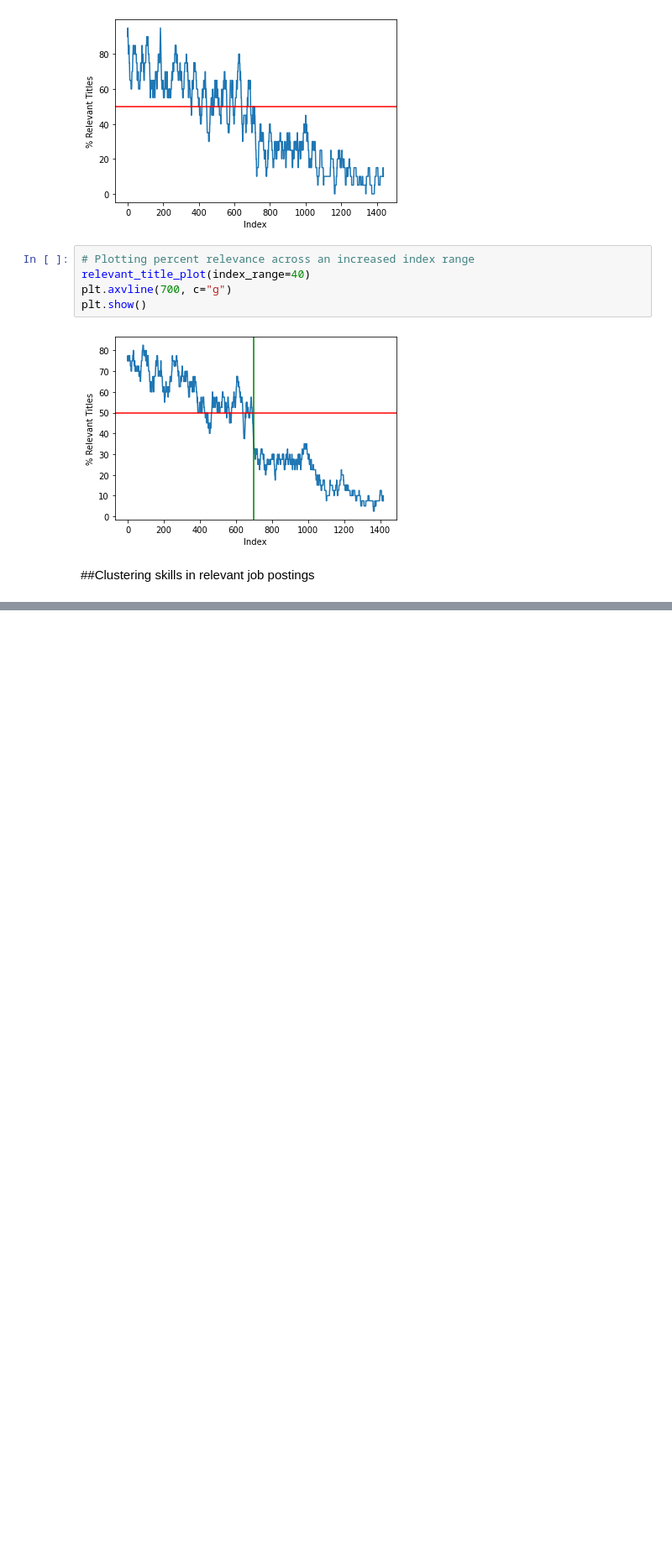
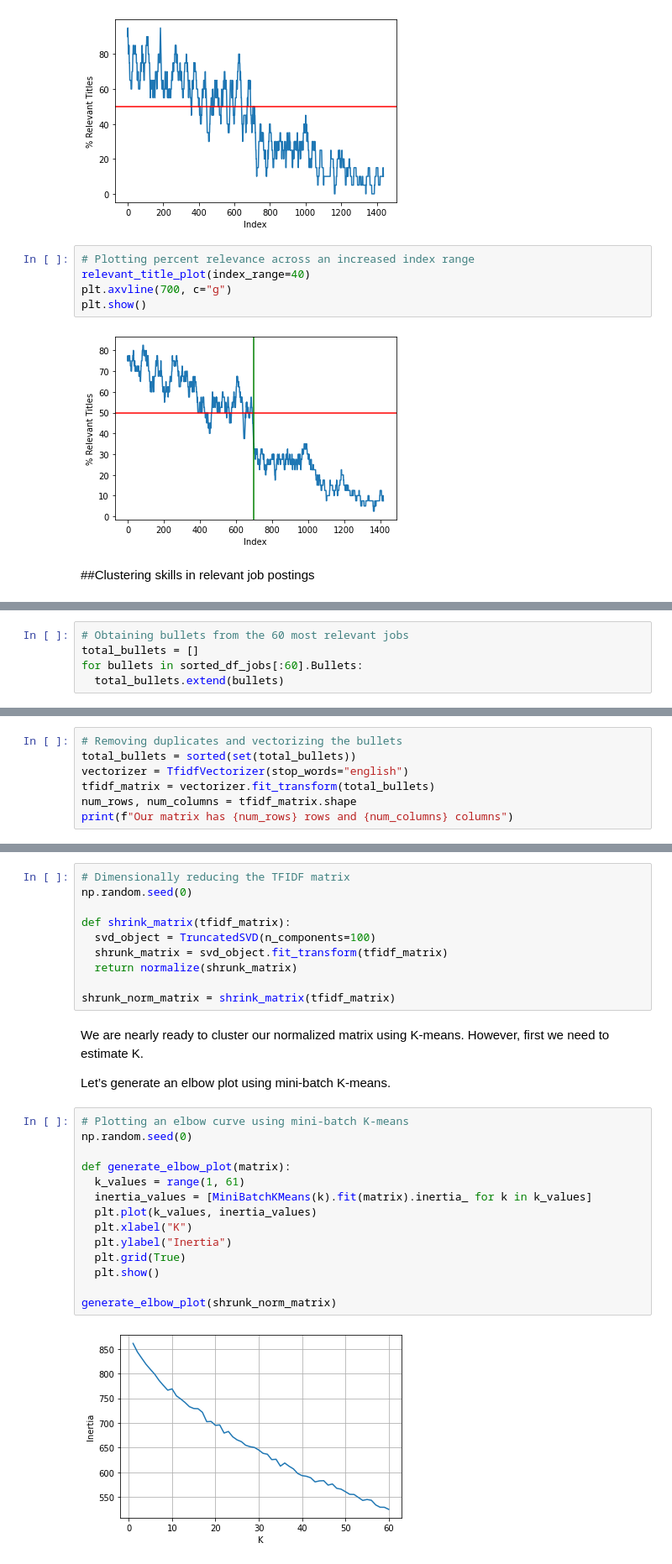
Before and after one commit to rahiakela/data-science-research-and-practice, a Jupyter notebook: data-science-bookcamp/case-study-4--job-resume-improvement/05_case_study_job_resume_improvement.ipynb, the cells around one changed output, grey strips where cells are left out. Shown at 84% size. Saved outputs shown, nothing was run; the diff lists cells and outputs as text; blank space fills up the shorter version.

```diff
--- a/data-science-bookcamp/case-study-4--job-resume-improvement/05_case_study_job_resume_improvement.ipynb
+++ b/data-science-bookcamp/case-study-4--job-resume-improvement/05_case_study_job_resume_improvement.ipynb
@@ -509,0 +516,5 @@ plt.show()
+# %%
+# Obtaining bullets from the 60 most relevant jobs
+total_bullets = []
+for bullets in sorted_df_jobs[:60].Bullets:
+  total_bullets.extend(bullets)
@@ -509,0 +538,7 @@ plt.show()
+# %%
+# Removing duplicates and vectorizing the bullets
+total_bullets = sorted(set(total_bullets))
+vectorizer = TfidfVectorizer(stop_words="english")
+tfidf_matrix = vectorizer.fit_transform(total_bullets)
+num_rows, num_columns = tfidf_matrix.shape
+print(f"Our matrix has {num_rows} rows and {num_columns} columns")
@@ -509,0 +555,31 @@ plt.show()
+# %%
+# Dimensionally reducing the TFIDF matrix
+np.random.seed(0)
+
+def shrink_matrix(tfidf_matrix):
+  svd_object = TruncatedSVD(n_components=100)
+  shrunk_matrix = svd_object.fit_transform(tfidf_matrix)
+  return normalize(shrunk_matrix)
+
+shrunk_norm_matrix = shrink_matrix(tfidf_matrix)
+# %% [markdown]
+We are nearly ready to cluster our normalized matrix using K-means. However, first we
+need to estimate K.
+
+Let’s generate an elbow plot using mini-batch K-means.
+# %%
+# Plotting an elbow curve using mini-batch K-means
+np.random.seed(0)
+
+def generate_elbow_plot(matrix):
+  k_values = range(1, 61)
+  inertia_values = [MiniBatchKMeans(k).fit(matrix).inertia_ for k in k_values]
+  plt.plot(k_values, inertia_values)
+  plt.xlabel("K")
+  plt.ylabel("Inertia")
+  plt.grid(True)
+  plt.show()
+
+generate_elbow_plot(shrunk_norm_matrix)
+# %% [output]
+[figure, added]
```
Also changed, not shown: parts of 9 cells of this notebook.
